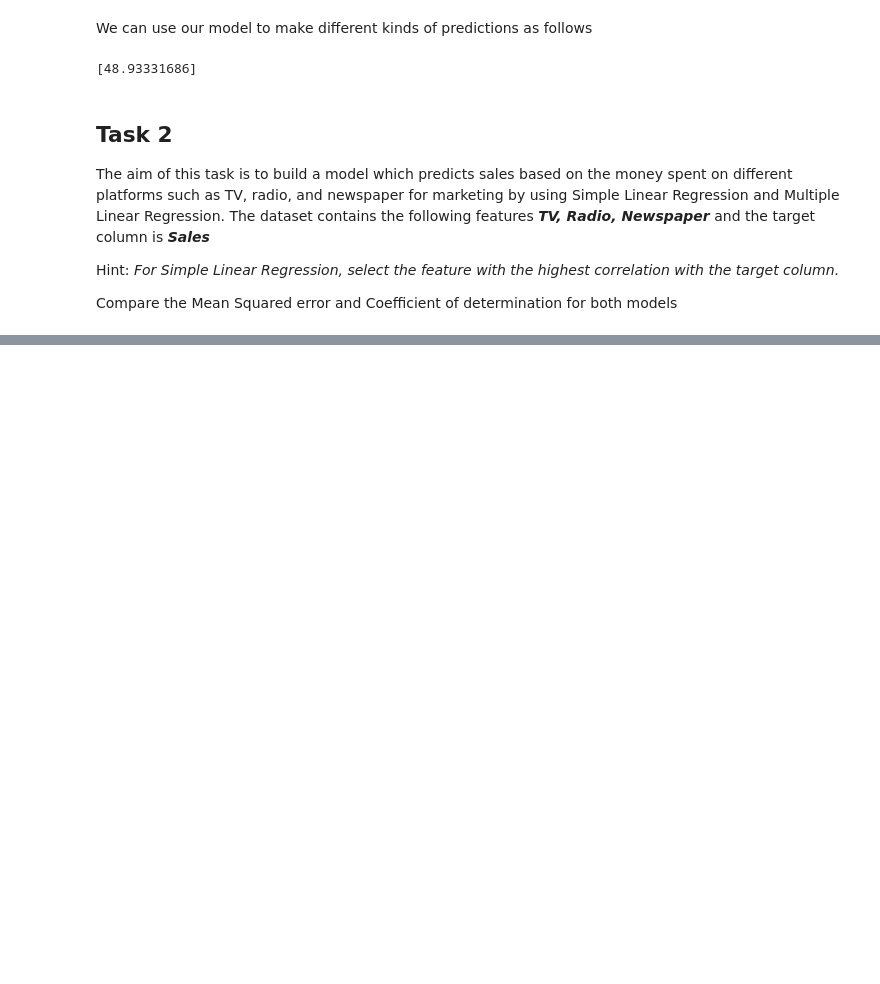
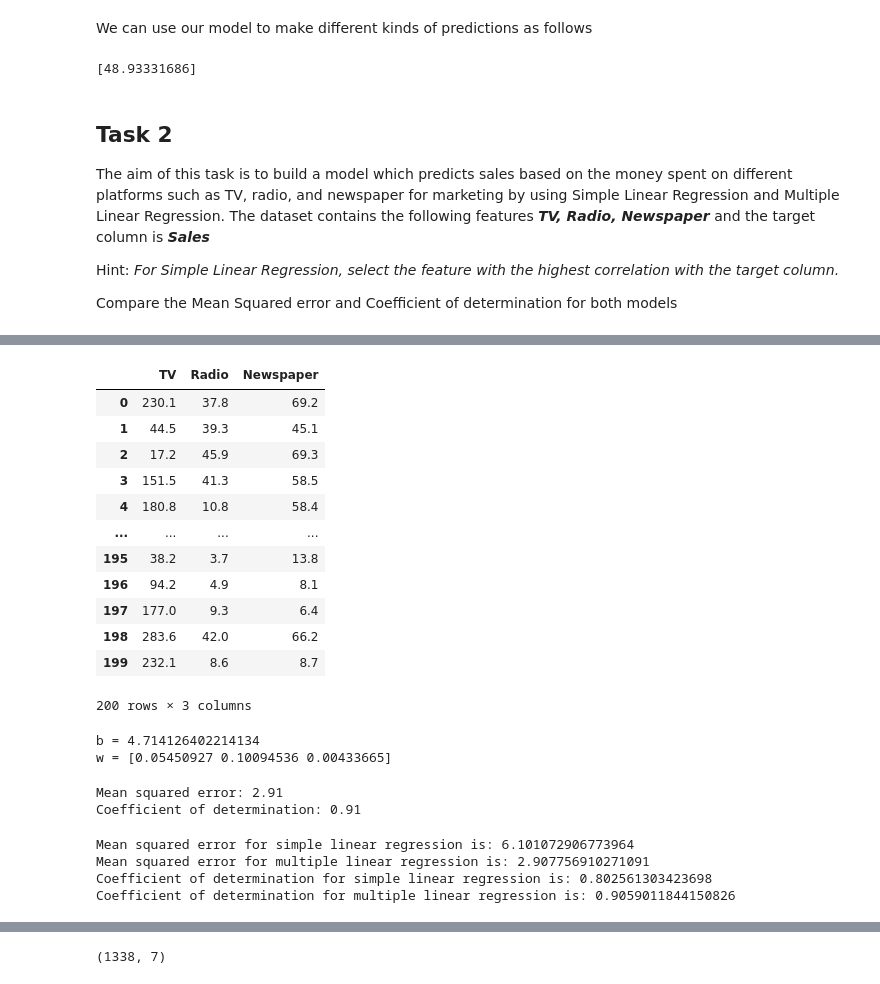
Before and after one commit to PriscaEmma2511/machine_learning_tasks, a Jupyter notebook: 02-multiple_linear_regression.ipynb, the cells around one changed output, grey strips where cells are left out. Saved outputs shown, nothing was run; the diff lists cells and outputs as text; code cells hidden in the pictures; blank space fills up the shorter version.

```diff
--- a/02-multiple_linear_regression.ipynb
+++ b/02-multiple_linear_regression.ipynb
@@ -134,0 +241,24 @@ Compare the Mean Squared error and Coefficient of determination for both models
+# %%
+#Spliting the data for multiple linear regression
+#Sliting the dataset
+X = df.iloc[:, :-1]
+y = df.iloc[:, 3]
+#Spliting the dataset as train set and test set
+from sklearn.model_selection import train_test_split
+
+X_train, X_test, y_train, y_test = train_test_split(X ,y, test_size = 0.25,random_state = 42)
+X
+# %% [output]
+|  | TV | Radio | Newspaper |
+| 0 | 230.1 | 37.8 | 69.2 |
+| 1 | 44.5 | 39.3 | 45.1 |
+| 2 | 17.2 | 45.9 | 69.3 |
+| 3 | 151.5 | 41.3 | 58.5 |
+| 4 | 180.8 | 10.8 | 58.4 |
+| ... | ... | ... | ... |
+| 195 | 38.2 | 3.7 | 13.8 |
+| 196 | 94.2 | 4.9 | 8.1 |
+| 197 | 177.0 | 9.3 | 6.4 |
+| 198 | 283.6 | 42.0 | 66.2 |
+| 199 | 232.1 | 8.6 | 8.7 |
+200 rows × 3 columns
@@ -135,3 +280,31 @@ Compare the Mean Squared error and Coefficient of determination for both models
+# %%
+y_pred = model.predict(X_test)
+print(f'b = {model.intercept_}')
+print(f'w = {model.coef_}')
+# %% [output]
+b = 4.714126402214134
+w = [0.05450927 0.10094536 0.00433665]
+# %%
+#Model Evaluation
+from sklearn.metrics import mean_squared_error, r2_score
+mean_for_multiple = mean_squared_error(y_test, y_pred)
+print("Mean squared error: %.2f" % mean_squared_error(y_test, y_pred))
+# The coefficient of determination: 1 is perfect prediction
+score_for_multiple = r2_score(y_test, y_pred)
+print("Coefficient of determination: %.2f" % r2_score(y_test, y_pred))
+# %% [output]
+Mean squared error: 2.91
+Coefficient of determination: 0.91
+# %%
+#Comparison
+print("Mean squared error for simple linear regression is: {}\nMean squared error for multiple linear regression is: {}".format(mean_for_simple, mean_for_multiple))
+#The coefficient of determination: 1 is perfect prediction
+print("Coefficient of determination for simple linear regression is: {}\nCoefficient of determination for multiple linear regression is: {}".format(score_for_simple, score_for_multiple))
+# %% [output]
+Mean squared error for simple linear regression is: 6.101072906773964
+Mean squared error for multiple linear regression is: 2.907756910271091
+Coefficient of determination for simple linear regression is: 0.802561303423698
+Coefficient of determination for multiple linear regression is: 0.9059011844150826
 # %% [markdown]
 ## Task 3:
 
@@ -155,0 +341,5 @@ The objective is to train a ML regression model that can accurately predict the
+# %%
+#Exploring data
+df.shape
+# %% [output]
+(1338, 7)
```
Also changed, not shown: parts of 23 cells of this notebook.
